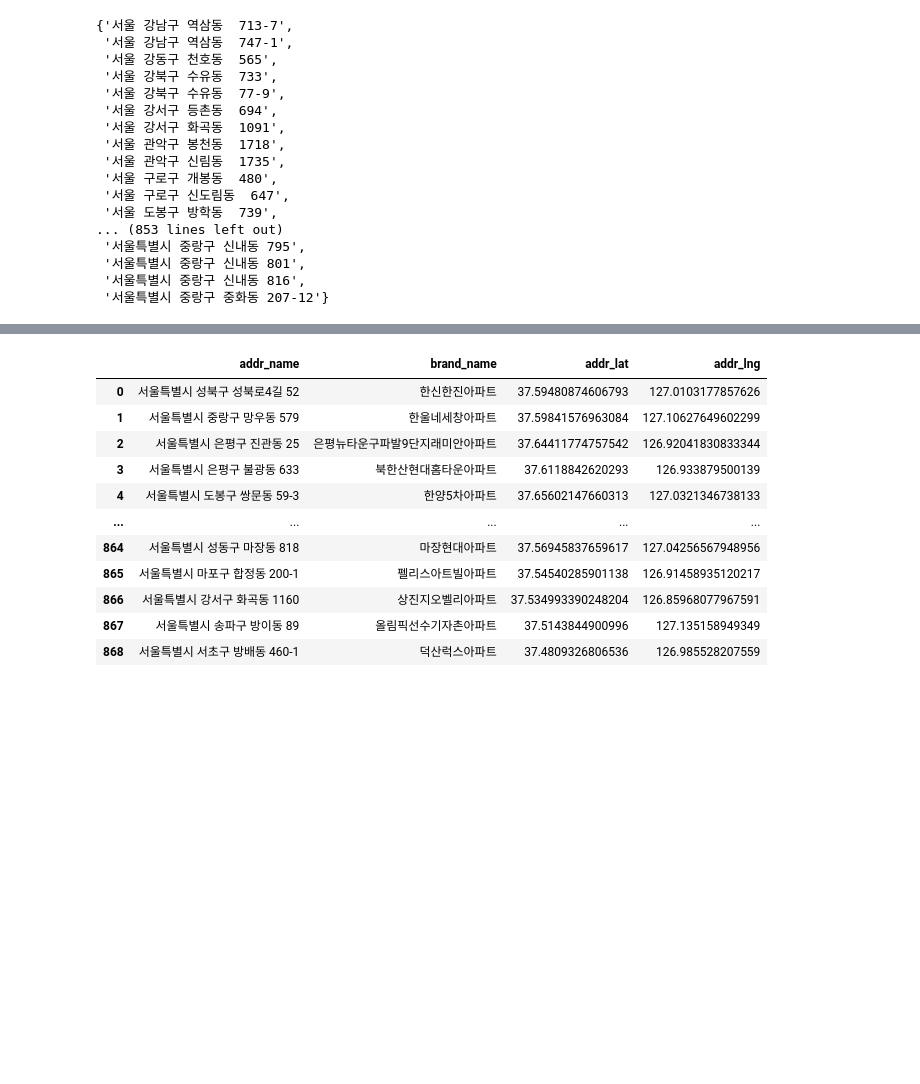
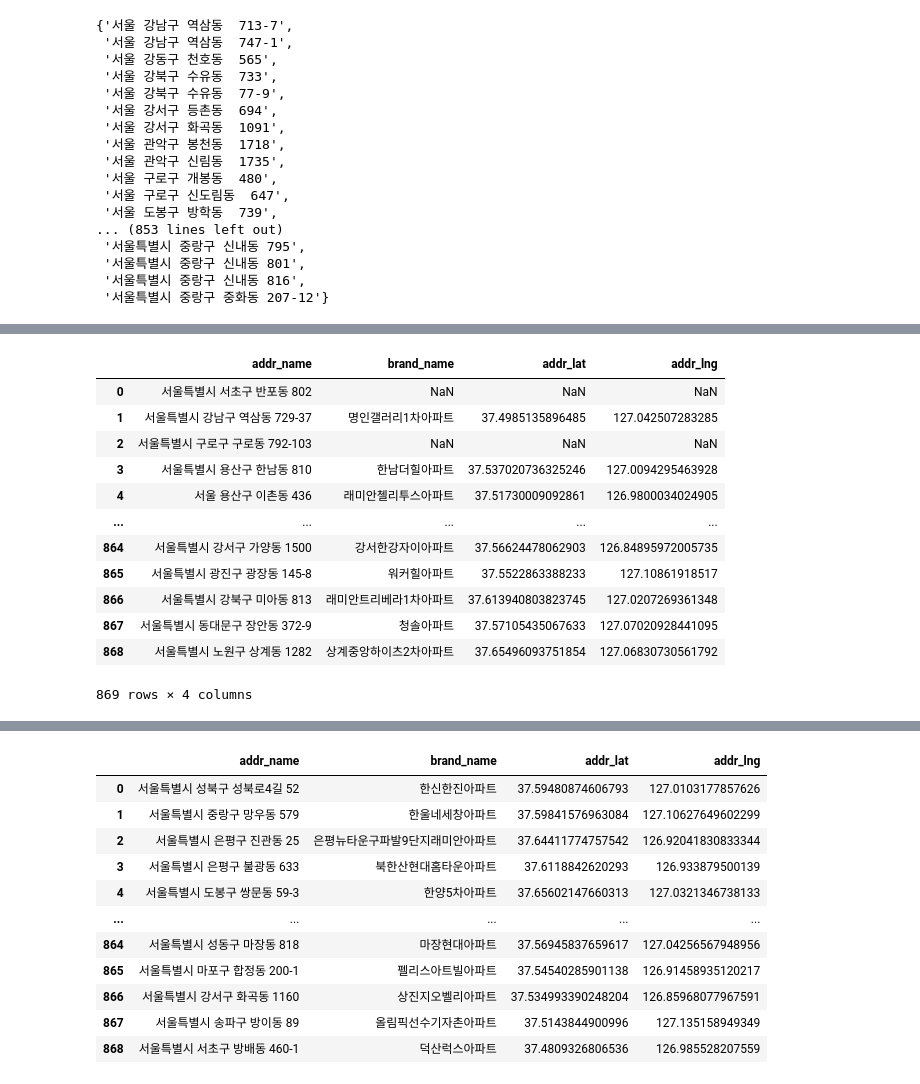
Before and after one commit to JinsolPark/final_project, a Jupyter notebook: yslee/lys_전처리 및 API_아파트경매_이유성수정.ipynb, the cells around one changed output, grey strips where cells are left out. Saved outputs shown, nothing was run; the diff lists cells and outputs as text; code cells hidden in the pictures; blank space fills up the shorter version.

```diff
--- a/yslee/lys_전처리 및 API_아파트경매_이유성수정.ipynb
+++ b/yslee/lys_전처리 및 API_아파트경매_이유성수정.ipynb
@@ -342,0 +354,18 @@ cnt_err = 0
+# %%
+addr_name['brand_name'].isnull().sum()
+addr_name.to_csv('../yslee/data/data_api_auction2.csv',encoding='utf-8')
+addr_name
+# %% [output]
+|  | addr_name | brand_name | addr_lat | addr_lng |
+| 0 | 서울특별시 서초구 반포동 802 | NaN | NaN | NaN |
+| 1 | 서울특별시 강남구 역삼동 729-37 | 명인갤러리1차아파트 | 37.4985135896485 | 127.042507283285 |
+| 2 | 서울특별시 구로구 구로동 792-103 | NaN | NaN | NaN |
+| 3 | 서울특별시 용산구 한남동 810 | 한남더힐아파트 | 37.537020736325246 | 127.0094295463928 |
+| 4 | 서울 용산구 이촌동 436 | 래미안첼리투스아파트 | 37.51730009092861 | 126.9800034024905 |
+| ... | ... | ... | ... | ... |
+| 864 | 서울특별시 강서구 가양동 1500 | 강서한강자이아파트 | 37.56624478062903 | 126.84895972005735 |
+| 865 | 서울특별시 광진구 광장동 145-8 | 워커힐아파트 | 37.5522863388233 | 127.10861918517 |
+| 866 | 서울특별시 강북구 미아동 813 | 래미안트리베라1차아파트 | 37.613940803823745 | 127.0207269361348 |
+| 867 | 서울특별시 동대문구 장안동 372-9 | 청솔아파트 | 37.57105435067633 | 127.07020928441095 |
+| 868 | 서울특별시 노원구 상계동 1282 | 상계중앙하이츠2차아파트 | 37.65496093751854 | 127.06830730561792 |
+869 rows × 4 columns
```
Also changed, not shown: parts of 9 cells of this notebook.
